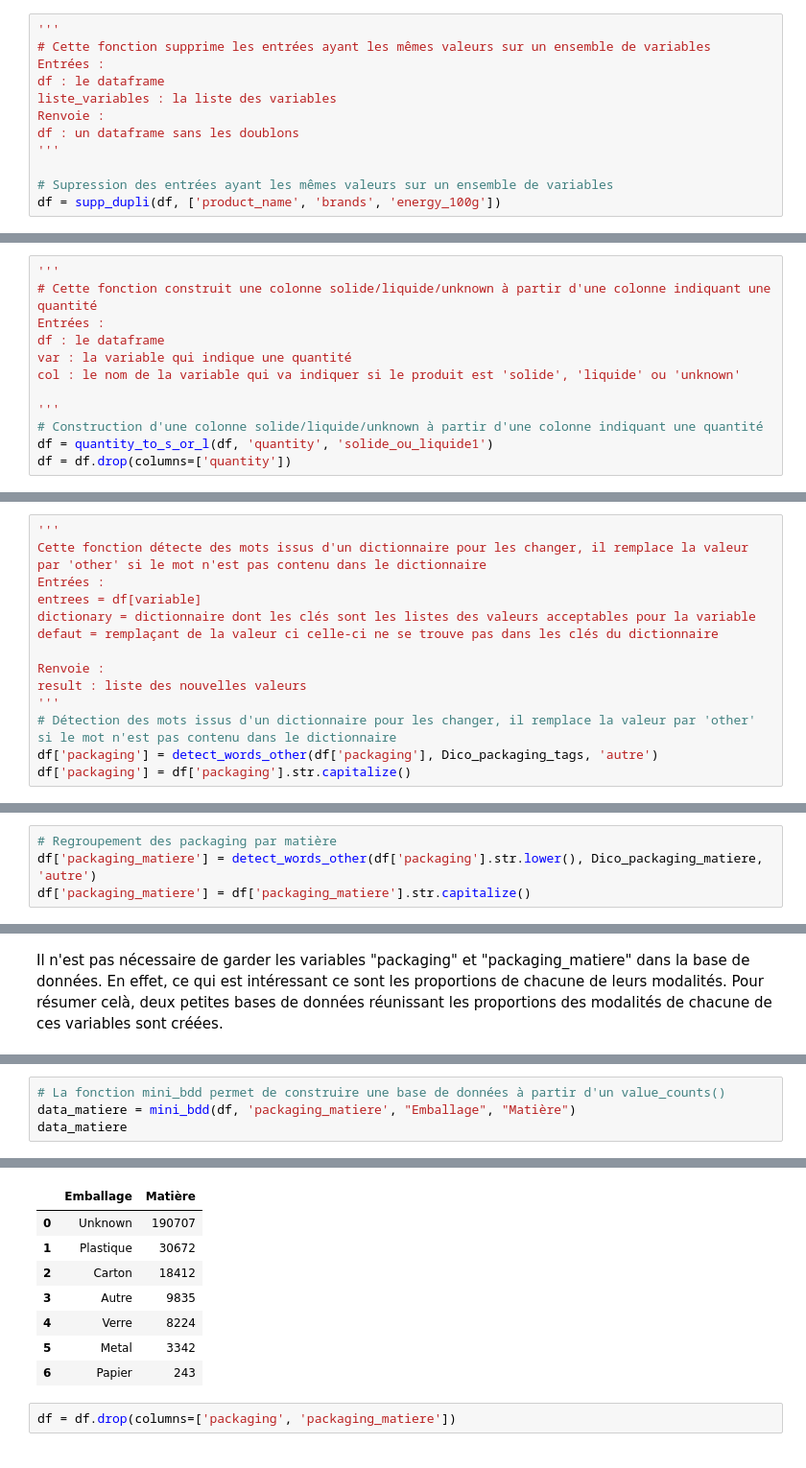
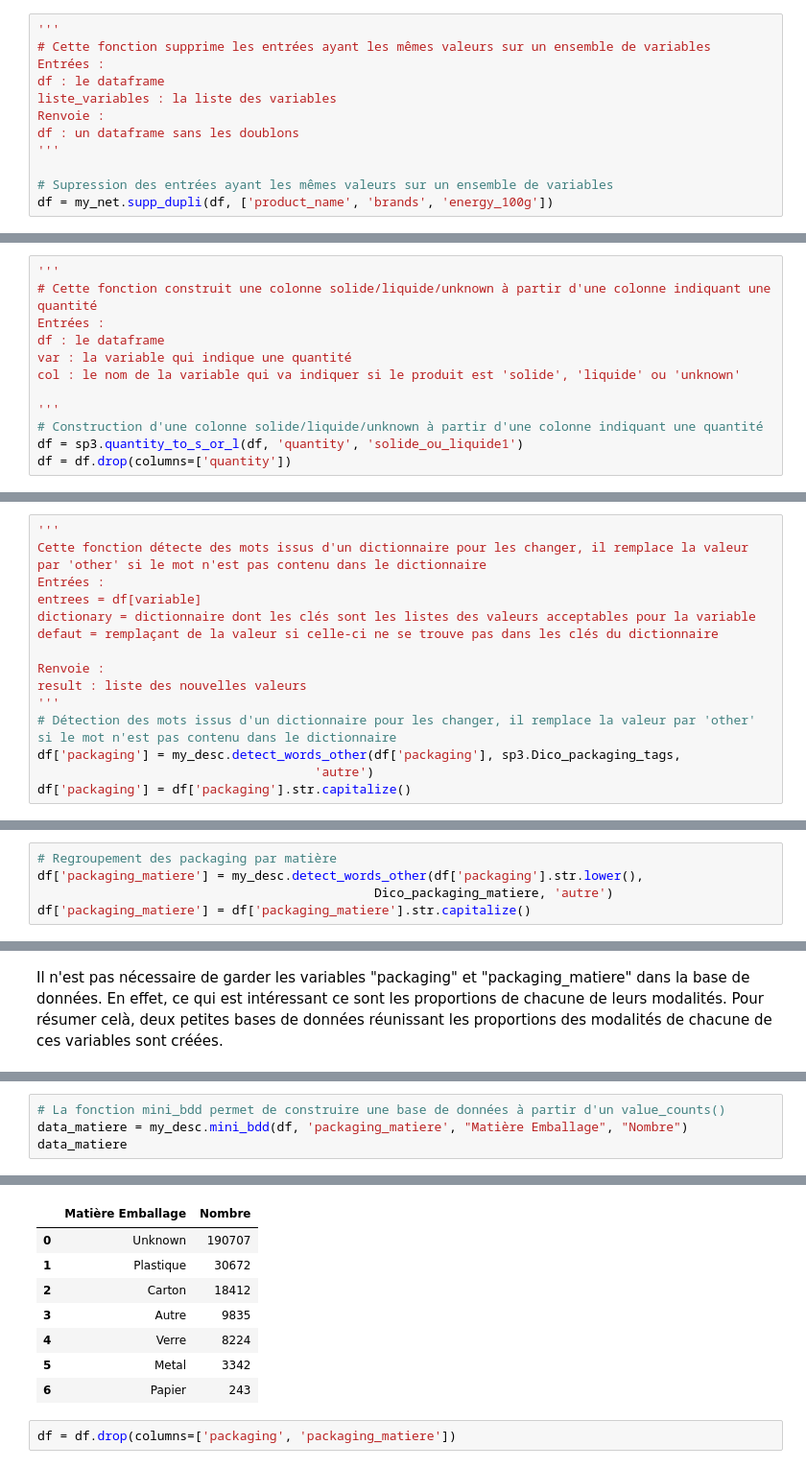
Before and after one commit to SanaeSaccomano/La-visite-commence-ici, a Jupyter notebook: C'est du Bon/Nettoyage Base de Données.ipynb, the cells around one changed output, grey strips where cells are left out. Shown at 96% size. Drawn from its saved outputs; the diff is of its cells as text.

```diff
--- a/C'est du Bon/Nettoyage Base de Données.ipynb
+++ b/C'est du Bon/Nettoyage Base de Données.ipynb
@@ -439,7 +450,7 @@ df : un dataframe sans les doublons
 '''
 
 # Supression des entrées ayant les mêmes valeurs sur un ensemble de variables
-df = supp_dupli(df, ['product_name', 'brands', 'energy_100g'])
+df = my_net.supp_dupli(df, ['product_name', 'brands', 'energy_100g'])
 # %% [output]
 
 *Fonction by Sandy M.*
@@ -559,7 +570,7 @@ col : le nom de la variable qui va indiquer si le produit est 'solide', 'liquide
 
 '''
 # Construction d'une colonne solide/liquide/unknown à partir d'une colonne indiquant une quantité
-df = quantity_to_s_or_l(df, 'quantity', 'solide_ou_liquide1')
+df = sp3.quantity_to_s_or_l(df, 'quantity', 'solide_ou_liquide1')
 df = df.drop(columns=['quantity'])
 # %% [output]
 
@@ -592,13 +603,14 @@ Cette fonction détecte des mots issus d'un dictionnaire pour les changer, il re
 Entrées :
 entrees = df[variable]
 dictionary = dictionnaire dont les clés sont les listes des valeurs acceptables pour la variable
-defaut = remplaçant de la valeur ci celle-ci ne se trouve pas dans les clés du dictionnaire
+defaut = remplaçant de la valeur si celle-ci ne se trouve pas dans les clés du dictionnaire
 
 Renvoie :
 result : liste des nouvelles valeurs
 '''
 # Détection des mots issus d'un dictionnaire pour les changer, il remplace la valeur par 'other' si le mot n'est pas contenu dans le dictionnaire
-df['packaging'] = detect_words_other(df['packaging'], Dico_packaging_tags, 'autre')
+df['packaging'] = my_desc.detect_words_other(df['packaging'], sp3.Dico_packaging_tags,
+                                     'autre')
 df['packaging'] = df['packaging'].str.capitalize()
 # %% [output]
 
@@ -634,6 +646,7 @@ Dico_packaging_matiere = {
 # %%
 # Regroupement des packaging par matière
-df['packaging_matiere'] = detect_words_other(df['packaging'].str.lower(), Dico_packaging_matiere, 'autre')
+df['packaging_matiere'] = my_desc.detect_words_other(df['packaging'].str.lower(),
+                                             Dico_packaging_matiere, 'autre')
 df['packaging_matiere'] = df['packaging_matiere'].str.capitalize()
 # %% [output]
 
@@ -698,12 +711,12 @@ data_packaging
 | 12 | Papier | 243 |
 # %%
 # La fonction mini_bdd permet de construire une base de données à partir d'un value_counts()
-data_matiere = mini_bdd(df, 'packaging_matiere', "Emballage", "Matière")
+data_matiere = my_desc.mini_bdd(df, 'packaging_matiere', "Matière Emballage", "Nombre")
 data_matiere
 # %% [output]
 
 *Fonction by Sandy M.*
-|  | Emballage | Matière |
+|  | Matière Emballage | Nombre |
 | 0 | Unknown | 190707 |
 | 1 | Plastique | 30672 |
 | 2 | Carton | 18412 |
```
Also changed, not shown: parts of 59 cells of this notebook.
